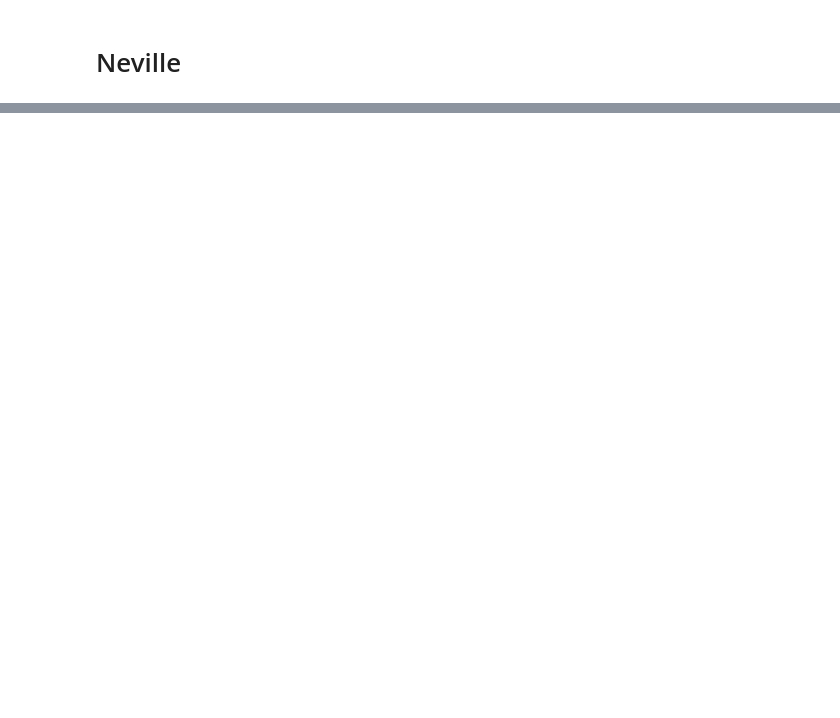
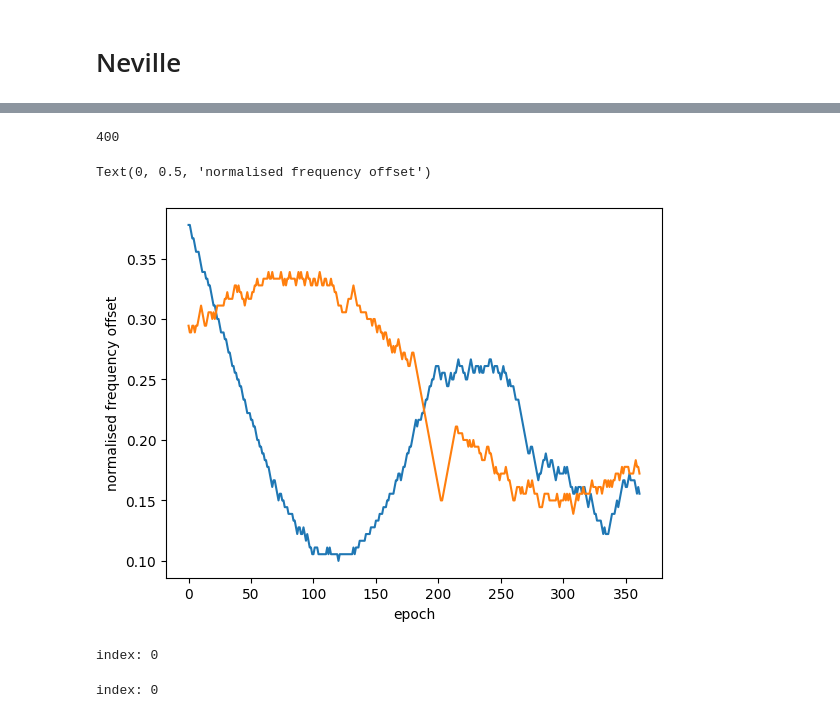
Before and after one commit to jcbayley/cwworkshop, a Jupyter notebook: cwworkshop_soap.ipynb, the cells around one changed output, grey strips where cells are left out. Saved outputs shown, nothing was run; the diff lists cells and outputs as text; code cells hidden in the pictures; blank space fills up the shorter version.

Commit message:
added neville model and way to load back in

```diff
--- a/cwworkshop_soap.ipynb
+++ b/cwworkshop_soap.ipynb
@@ -95,5 +108,5 @@ spect = sig.get_spectrogram(
     tsft=tsft,
     fmin=flow,
     fmax=fhigh,
-    dets=["H1", "L1"],
+    dets=detectors,
     snr=snr)
@@ -520,0 +706,17 @@ s_odd_test
+# %%
+# pad and reshape to be input to model
+app_length = 362 - len(soapout.vit_track1)
+randtrack = [soapout.vit_track1[-1]]
+for i in range(app_length - 1):
+    randtrack.append(randtrack[-1] + np.random.randint(low=0,high=3, size=1) - 1)
+track_input = np.append(soapout.vit_track1, randtrack).astype(float)
+track_input = np.expand_dims(np.expand_dims(track_input, 0), 0)
+# also normalise the inputs to go between 0 and 1
+track_input = track_input/(180)
+# %%
+with open("./test_data_tracks.pkl","rb") as f:
+    track_data = pickle.load(f)
+with open("./test_labels_track.pkl","rb") as f:
+    track_labels = pickle.load(f)
+with open("./test_parameters_tracks.pkl","rb") as f:
+    track_parameters = pickle.load(f)
@@ -520,0 +747,26 @@ s_odd_test
+# %%
+np.argmin(np.abs(np.array(fs) - 100.0))
+# %% [output]
+400
+# %%
+fig, ax = plt.subplots()
+ax.plot(track_input[0][0])
+ax.plot(track_data[400][0])
+ax.set_xlabel("epoch")
+ax.set_ylabel("normalised frequency offset")
+# %% [output]
+Text(0, 0.5, 'normalised frequency offset')
+[figure, added]
+# %%
+samps = par_weights.test(torch.Tensor(track_data[2:3]).to(torch.float64), freqs=torch.Tensor([154.4,]), num_samples=1000)
+# %% [output]
+index: 0
+# %%
+samps = par_weights.test(torch.Tensor(track_input).to(torch.float64), freqs=torch.Tensor([100.0,]), num_samples=1000)
+# renormalise samples
+samps[0][:,:,0] = np.remainder(samps[0][:,:,0]*2*np.pi, 2*np.pi)
+samps[0][:,:,1] = np.abs(samps[0][:,:,1])*0.5*np.pi
+samps[0][:,:,3] = (samps[0][:,:,3]*2 - 1)*1e-9
+samps[0][:,:,2] = samps[0][:,:,2]*0.1 + 200
+# %% [output]
+index: 0
```
Also changed, not shown: parts of 56 cells of this notebook, 4 other files.
